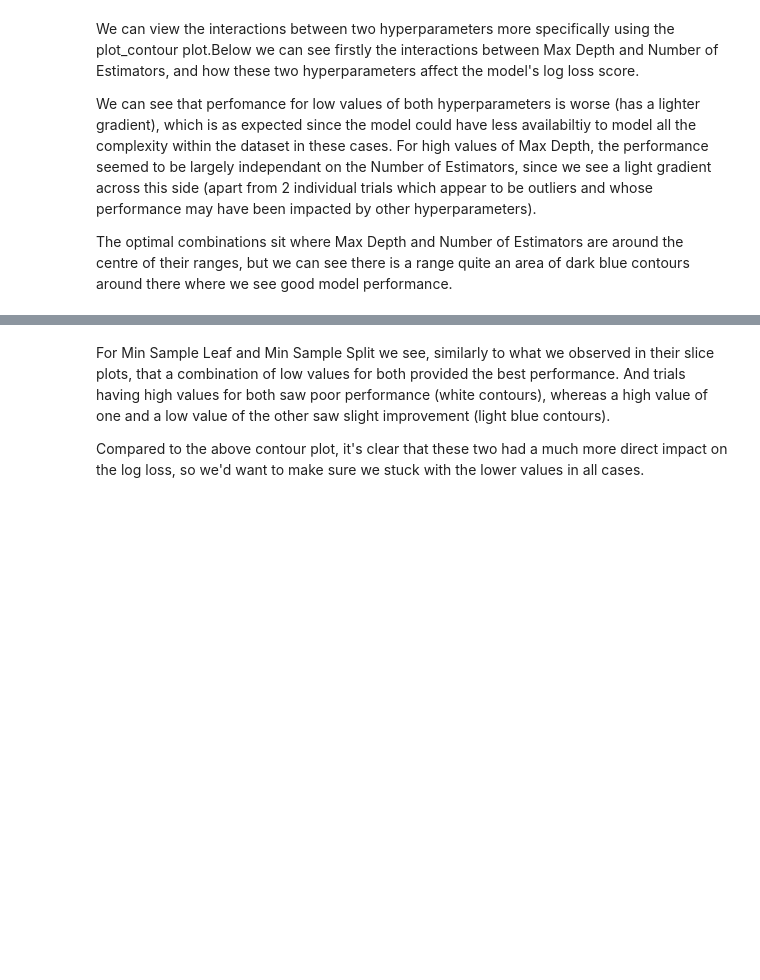
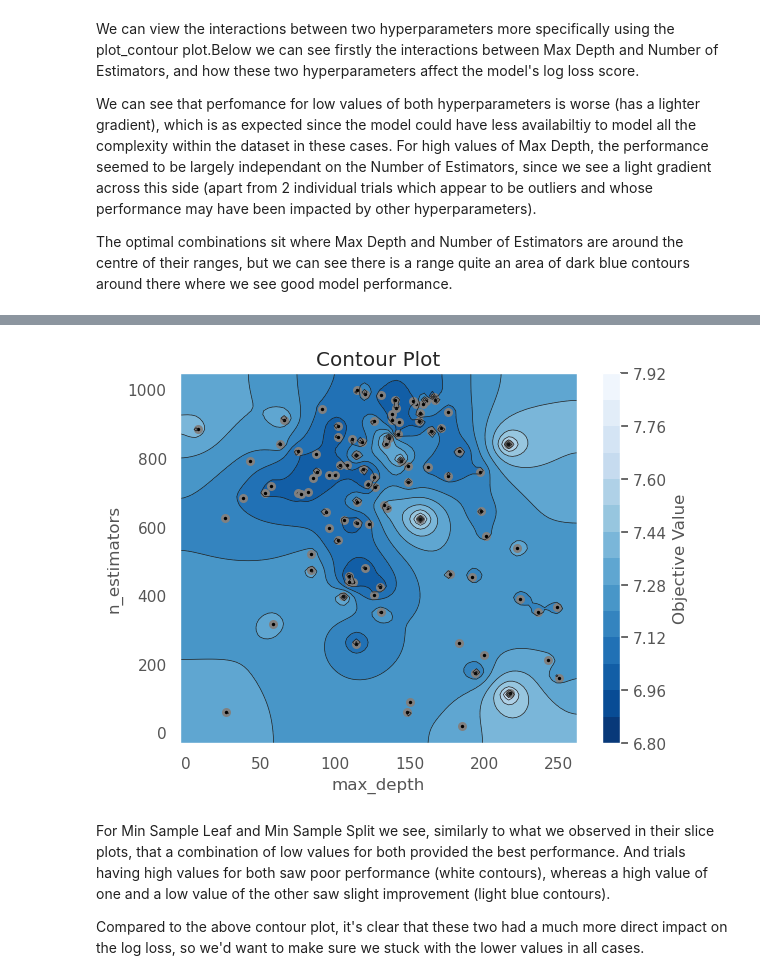
Before and after one commit to lucas-fuller/kaggle, a Jupyter notebook: hyperparameter-tuning-with-optuna.ipynb, the cells around one changed output, grey strips where cells are left out. Cells and saved outputs as stored; diff of their text form; code cells hidden in the pictures; blank space fills up the shorter version.

```diff
--- a/hyperparameter-tuning-with-optuna.ipynb
+++ b/hyperparameter-tuning-with-optuna.ipynb
@@ -658,5 +671,6 @@ We can see that perfomance for low values of both hyperparameters is worse (has
 
 The optimal combinations sit where Max Depth and Number of Estimators are around the centre of their ranges, but we can see there is a range quite an area of dark blue contours around there where we see good model performance.
 # %%
-optuna.visualization.plot_contour(study, params=["max_depth", "n_estimators"])
+optuna.visualization.matplotlib.plot_contour(study, params=["max_depth", "n_estimators"])
+plt.show()
 # %% [output]
@@ -664,3 +678,4 @@ optuna.visualization.plot_contour(study, params=["max_depth", "n_estimators"])
+[figure, added]
 # %% [markdown]
 For Min Sample Leaf and Min Sample Split we see, similarly to what we observed in their slice plots, that a combination of low values for both provided the best performance. And trials having high values for both saw poor performance (white contours), whereas a high value of one and a low value of the other saw slight improvement (light blue contours).
 
```
Also changed, not shown: parts of 9 cells of this notebook.
